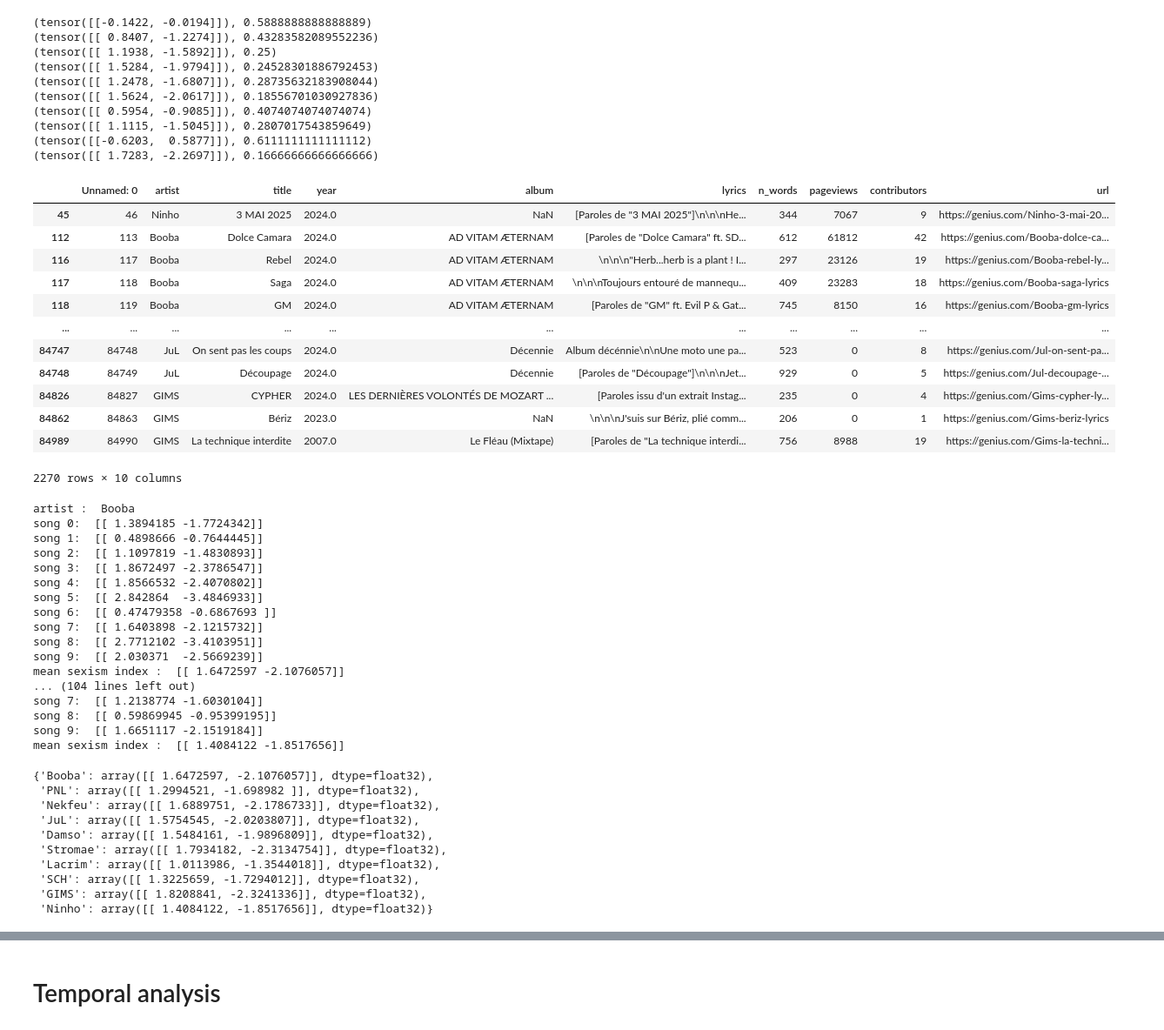
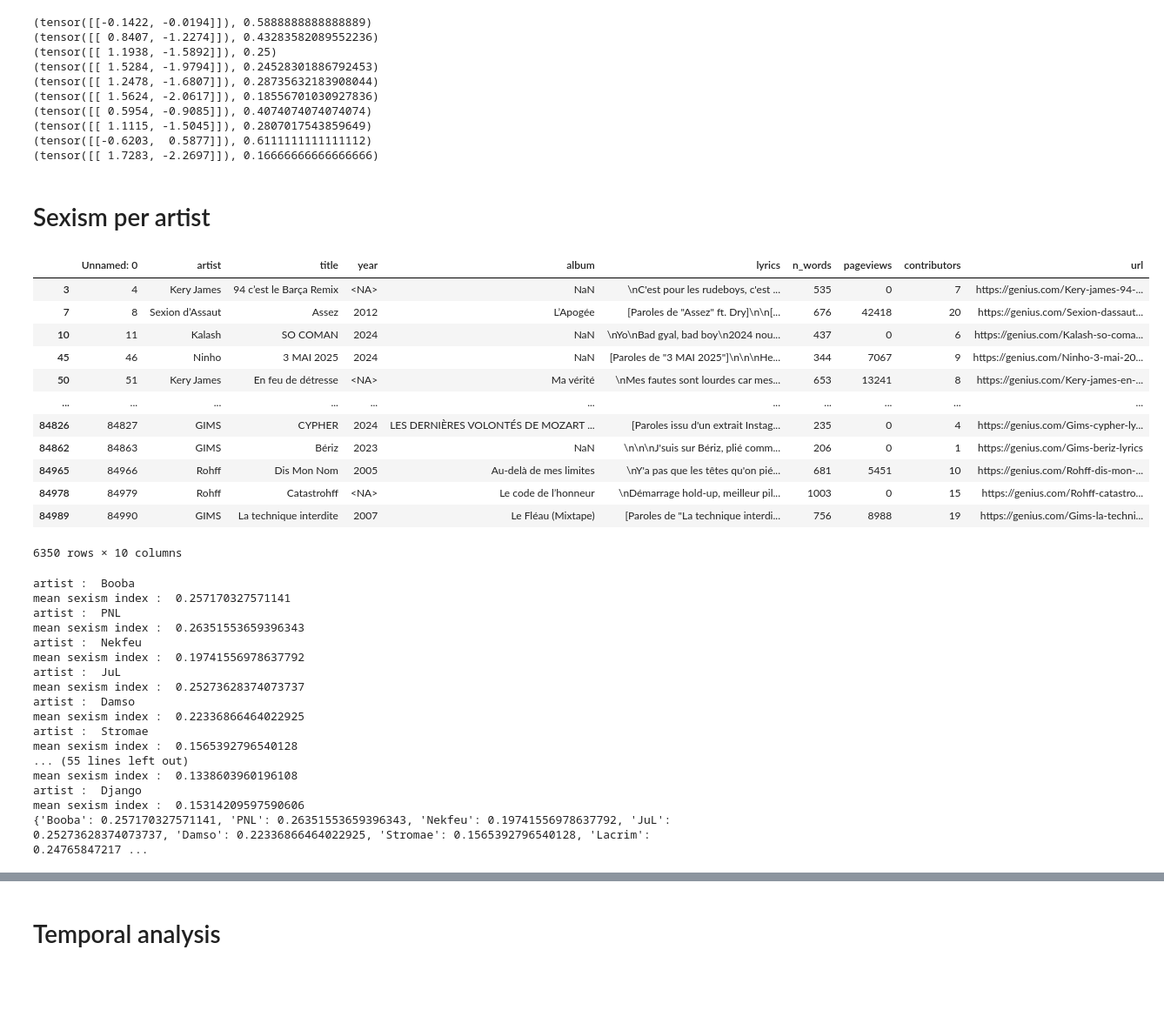
Before and after one commit to AlexiaALLAL/PSL_week_NLP_for_social_science_team_blue, a Jupyter notebook: main.ipynb, the cells around one changed output, grey strips where cells are left out. Shown at 87% size. Saved outputs shown, nothing was run; the diff lists cells and outputs as text; code cells hidden in the pictures; blank space fills up the shorter version.

```diff
--- a/main.ipynb
+++ b/main.ipynb
@@ -118,70 +122,64 @@ for i in range(10):
 (tensor([[ 1.1115, -1.5045]]), 0.2807017543859649)
 (tensor([[-0.6203,  0.5877]]), 0.6111111111111112)
 (tensor([[ 1.7283, -2.2697]]), 0.16666666666666666)
+# %% [markdown]
+# Sexism per artist
 # %%
-most_popular_artists = df[['artist', 'pageviews']].groupby('artist').sum().sort_values(by='pageviews', ascending=False).head(10)
+most_popular_artists = df[['artist', 'pageviews']].groupby('artist').sum().sort_values(by='pageviews', ascending=False).head(35)
 df[df['artist'].isin(most_popular_artists.index)]
 # %% [output]
 |  | Unnamed: 0 | artist | title | year | album | lyrics | n_words | pageviews | contributors | url |
-| 45 | 46 | Ninho | 3 MAI 2025 | 2024.0 | NaN | [Paroles de "3 MAI 2025"]\n\n\nHe... | 344 | 7067 | 9 | https://genius.com/Ninho-3-mai-20... |
-| 112 | 113 | Booba | Dolce Camara | 2024.0 | AD VITAM ÆTERNAM | [Paroles de "Dolce Camara" ft. SD... | 612 | 61812 | 42 | https://genius.com/Booba-dolce-ca... |
-| 116 | 117 | Booba | Rebel | 2024.0 | AD VITAM ÆTERNAM | \n\n\n"Herb...herb is a plant ! I... | 297 | 23126 | 19 | https://genius.com/Booba-rebel-ly... |
-| 117 | 118 | Booba | Saga | 2024.0 | AD VITAM ÆTERNAM | \n\n\nToujours entouré de mannequ... | 409 | 23283 | 18 | https://genius.com/Booba-saga-lyrics |
-| 118 | 119 | Booba | GM | 2024.0 | AD VITAM ÆTERNAM | [Paroles de "GM" ft. Evil P & Gat... | 745 | 8150 | 16 | https://genius.com/Booba-gm-lyrics |
+| 3 | 4 | Kery James | 94 c’est le Barça Remix | <NA> | NaN | \nC'est pour les rudeboys, c'est ... | 535 | 0 | 7 | https://genius.com/Kery-james-94-... |
+| 7 | 8 | Sexion d’Assaut | Assez | 2012 | L’Apogée | [Paroles de "Assez" ft. Dry]\n\n[... | 676 | 42418 | 20 | https://genius.com/Sexion-dassaut... |
+| 10 | 11 | Kalash | SO COMAN | 2024 | NaN | \nYo\nBad gyal, bad boy\n2024 nou... | 437 | 0 | 6 | https://genius.com/Kalash-so-coma... |
+| 45 | 46 | Ninho | 3 MAI 2025 | 2024 | NaN | [Paroles de "3 MAI 2025"]\n\n\nHe... | 344 | 7067 | 9 | https://genius.com/Ninho-3-mai-20... |
+| 50 | 51 | Kery James | En feu de détresse | <NA> | Ma vérité | \nMes fautes sont lourdes car mes... | 653 | 13241 | 8 | https://genius.com/Kery-james-en-... |
 | ... | ... | ... | ... | ... | ... | ... | ... | ... | ... | ... |
-| 84747 | 84748 | JuL | On sent pas les coups | 2024.0 | Décennie | Album décénnie\n\nUne moto une pa... | 523 | 0 | 8 | https://genius.com/Jul-on-sent-pa... |
-| 84748 | 84749 | JuL | Découpage | 2024.0 | Décennie | [Paroles de "Découpage"]\n\n\nJet... | 929 | 0 | 5 | https://genius.com/Jul-decoupage-... |
-| 84826 | 84827 | GIMS | CYPHER | 2024.0 | LES DERNIÈRES VOLONTÉS DE MOZART ... | [Paroles issu d'un extrait Instag... | 235 | 0 | 4 | https://genius.com/Gims-cypher-ly... |
-| 84862 | 84863 | GIMS | Bériz | 2023.0 | NaN | \n\n\nJ'suis sur Bériz, plié comm... | 206 | 0 | 1 | https://genius.com/Gims-beriz-lyrics |
-| 84989 | 84990 | GIMS | La technique interdite | 2007.0 | Le Fléau (Mixtape) | [Paroles de "La technique interdi... | 756 | 8988 | 19 | https://genius.com/Gims-la-techni... |
+| 84826 | 84827 | GIMS | CYPHER | 2024 | LES DERNIÈRES VOLONTÉS DE MOZART ... | [Paroles issu d'un extrait Instag... | 235 | 0 | 4 | https://genius.com/Gims-cypher-ly... |
+| 84862 | 84863 | GIMS | Bériz | 2023 | NaN | \n\n\nJ'suis sur Bériz, plié comm... | 206 | 0 | 1 | https://genius.com/Gims-beriz-lyrics |
+| 84965 | 84966 | Rohff | Dis Mon Nom | 2005 | Au-delà de mes limites | \nY'a pas que les têtes qu'on pié... | 681 | 5451 | 10 | https://genius.com/Rohff-dis-mon-... |
+| 84978 | 84979 | Rohff | Catastrohff | <NA> | Le code de l’honneur | \nDémarrage hold-up, meilleur pil... | 1003 | 0 | 15 | https://genius.com/Rohff-catastro... |
+| 84989 | 84990 | GIMS | La technique interdite | 2007 | Le Fléau (Mixtape) | [Paroles de "La technique interdi... | 756 | 8988 | 19 | https://genius.com/Gims-la-techni... |
-2270 rows × 10 columns
+6350 rows × 10 columns
 # %%
 # get 10 most popular artists (by number of pageviews on total on genius)
-most_popular_artists = df[['artist', 'pageviews']].groupby('artist').sum().sort_values(by='pageviews', ascending=False).head(10)
+most_popular_artists = df[['artist', 'pageviews']].groupby('artist').sum().sort_values(by='pageviews', ascending=False).head(35)
 dict_sexism_per_artist = {}
 # apply categorize function to each artist
 for artist in most_popular_artists.index:
     print('artist : ', artist)
     df_artist = df[df['artist'] == artist]
     # keep the 10 most popular songs of the artist
-    df_artist = df_artist.sort_values(by='pageviews', ascending=False).head(10)
+    df_artist = df_artist.sort_values(by='pageviews', ascending=False).head(50)
     sexism_index = []
     for i in range(len(df_artist)):
         # print('song : ', i)
         lyrics = df_artist.iloc[i]['lyrics']
         # print('lyrics : ', lyrics)
-        print(f'song {i}: ', categorize(lyrics))
+        # print(f'song {i}: ', categorize(lyrics))
         # print('\n\n\n\n')
         sexism_index.append(categorize(lyrics))
     print('mean sexism index : ', sum(sexism_index) / len(sexism_index))
     dict_sexism_per_artist[artist] = sum(sexism_index) / len(sexism_index)
+print(dict_sexism_per_artist)
 
-dict_sexism_per_artist
+with open('sexism_per_artist.json', 'w') as f:
+    json.dump(dict_sexism_per_artist, f)
 # %% [output]
 artist :  Booba
-song 0:  [[ 1.3894185 -1.7724342]]
-song 1:  [[ 0.4898666 -0.7644445]]
-song 2:  [[ 1.1097819 -1.4830893]]
-song 3:  [[ 1.8672497 -2.3786547]]
-song 4:  [[ 1.8566532 -2.4070802]]
-song 5:  [[ 2.842864  -3.4846933]]
-song 6:  [[ 0.47479358 -0.6867693 ]]
-song 7:  [[ 1.6403898 -2.1215732]]
-song 8:  [[ 2.7712102 -3.4103951]]
-song 9:  [[ 2.030371  -2.5669239]]
-mean sexism index :  [[ 1.6472597 -2.1076057]]
-... (104 lines left out)
-song 7:  [[ 1.2138774 -1.6030104]]
-song 8:  [[ 0.59869945 -0.95399195]]
-song 9:  [[ 1.6651117 -2.1519184]]
-mean sexism index :  [[ 1.4084122 -1.8517656]]
+mean sexism index :  0.257170327571141
+artist :  PNL
+mean sexism index :  0.26351553659396343
+artist :  Nekfeu
+mean sexism index :  0.19741556978637792
+artist :  JuL
+mean sexism index :  0.25273628374073737
+artist :  Damso
+mean sexism index :  0.22336866464022925
+artist :  Stromae
+mean sexism index :  0.1565392796540128
+... (55 lines left out)
+mean sexism index :  0.1338603960196108
+artist :  Django
+mean sexism index :  0.15314209597590606
+{'Booba': 0.257170327571141, 'PNL': 0.26351553659396343, 'Nekfeu': 0.19741556978637792, 'JuL': 0.25273628374073737, 'Damso': 0.22336866464022925, 'Stromae': 0.1565392796540128, 'Lacrim': 0.24765847217 ...
-{'Booba': array([[ 1.6472597, -2.1076057]], dtype=float32),
- 'PNL': array([[ 1.2994521, -1.698982 ]], dtype=float32),
- 'Nekfeu': array([[ 1.6889751, -2.1786733]], dtype=float32),
- 'JuL': array([[ 1.5754545, -2.0203807]], dtype=float32),
- 'Damso': array([[ 1.5484161, -1.9896809]], dtype=float32),
- 'Stromae': array([[ 1.7934182, -2.3134754]], dtype=float32),
- 'Lacrim': array([[ 1.0113986, -1.3544018]], dtype=float32),
- 'SCH': array([[ 1.3225659, -1.7294012]], dtype=float32),
- 'GIMS': array([[ 1.8208841, -2.3241336]], dtype=float32),
- 'Ninho': array([[ 1.4084122, -1.8517656]], dtype=float32)}
```
Also changed, not shown: parts of 35 cells of this notebook, 12 other files.
